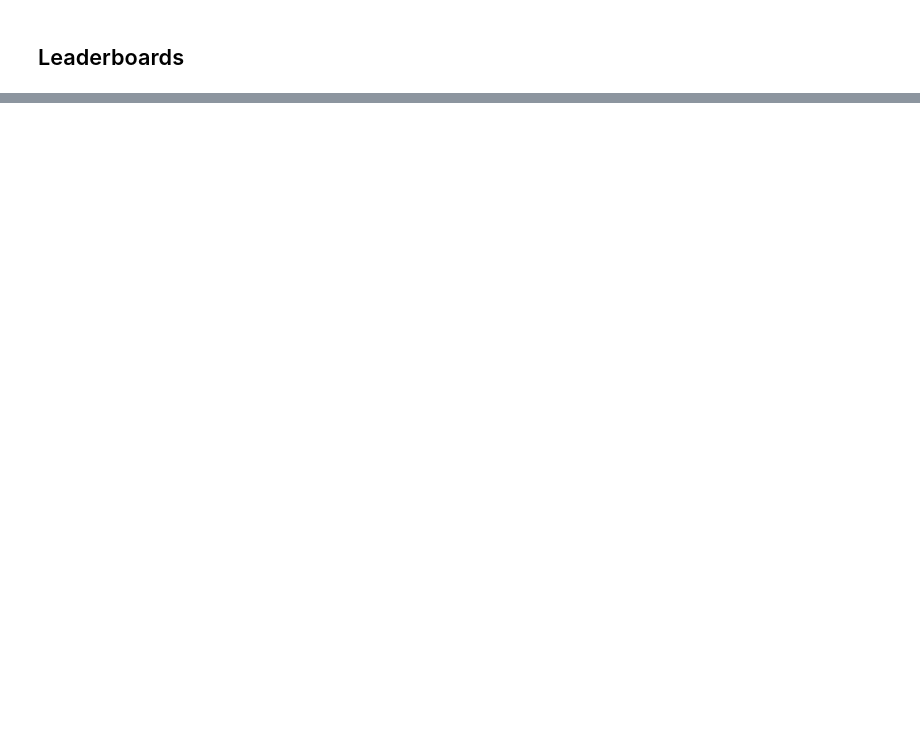
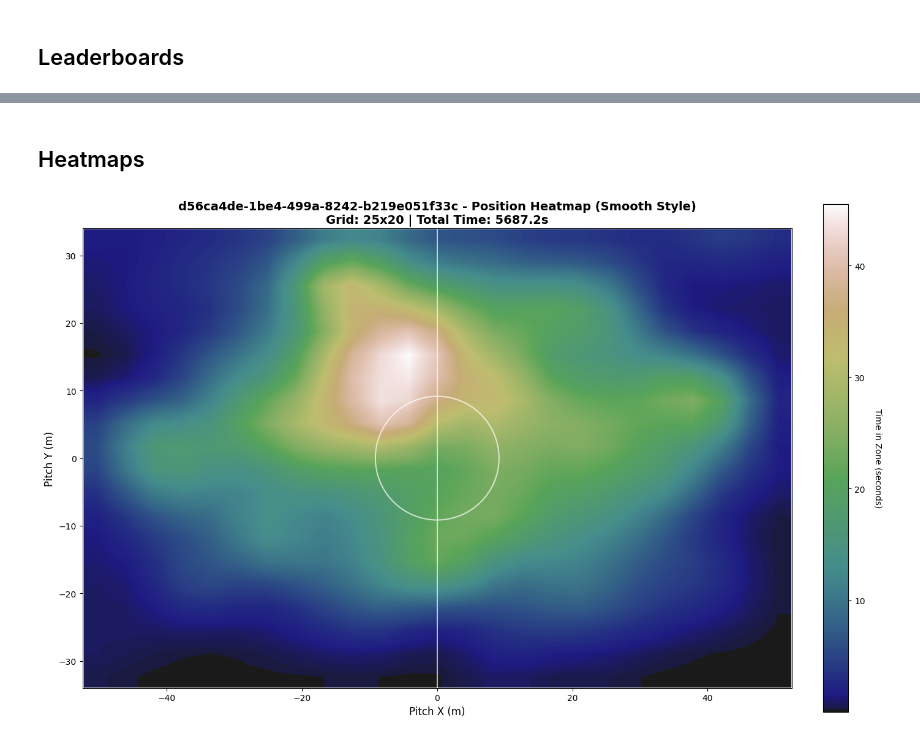
Before and after one commit to peterddod/playerdata, a Jupyter notebook: analysis.ipynb, the cells around one changed output, grey strips where cells are left out. Drawn from its saved outputs; the diff is of its cells as text; code cells hidden in the pictures; blank space fills up the shorter version.

```diff
--- a/analysis.ipynb
+++ b/analysis.ipynb
@@ -381,2 +425,17 @@ a7cc7c2e-350d-47a3-9d76-e40bc7cffa9e    6.411633
 b2d99dc2-6919-4c70-b381-6f89ca52048d    3.611325
 Name: max_speed, dtype: float64
+# %% [markdown]
+## Heatmaps
+# %%
+player = participation_ids[4]
+
+player_df = filtered_df[filtered_df['participation_id'] == player]
+
+fig = visual.create_player_heatmap(
+    player_df,
+    player,
+    cmap='gist_earth',
+    style='smooth'
+)
+# %% [output]
+[figure, added]
```
Also changed, not shown: parts of 13 cells of this notebook, 5 other files.
